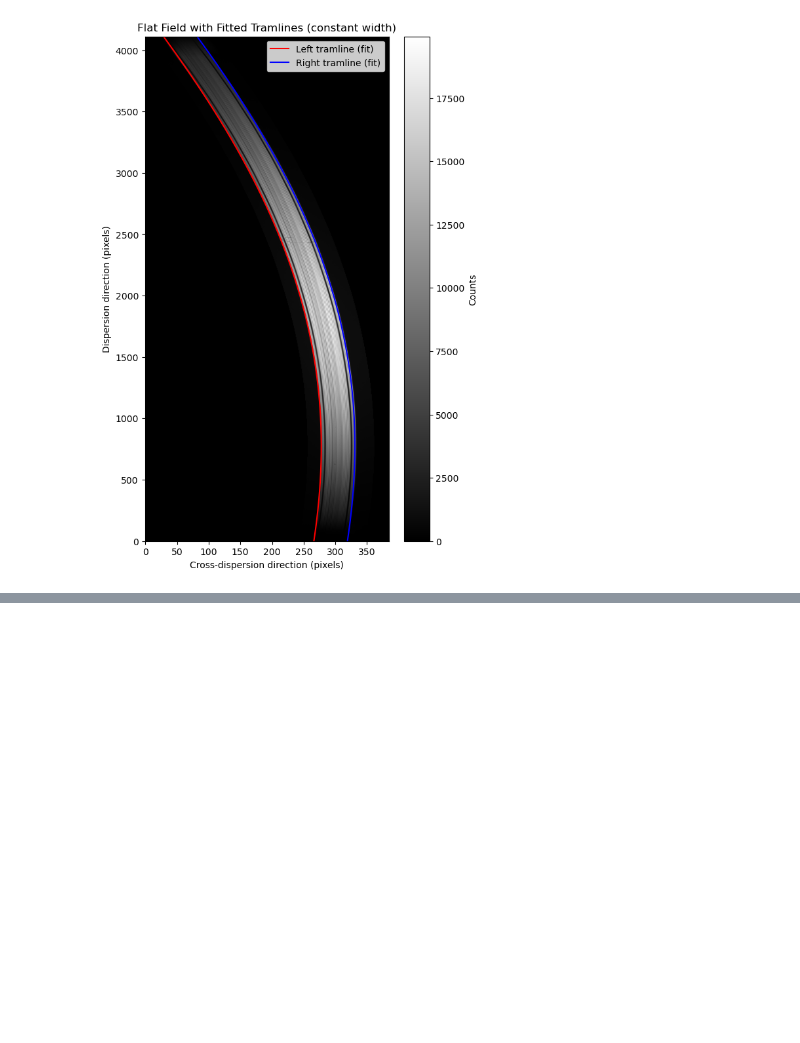
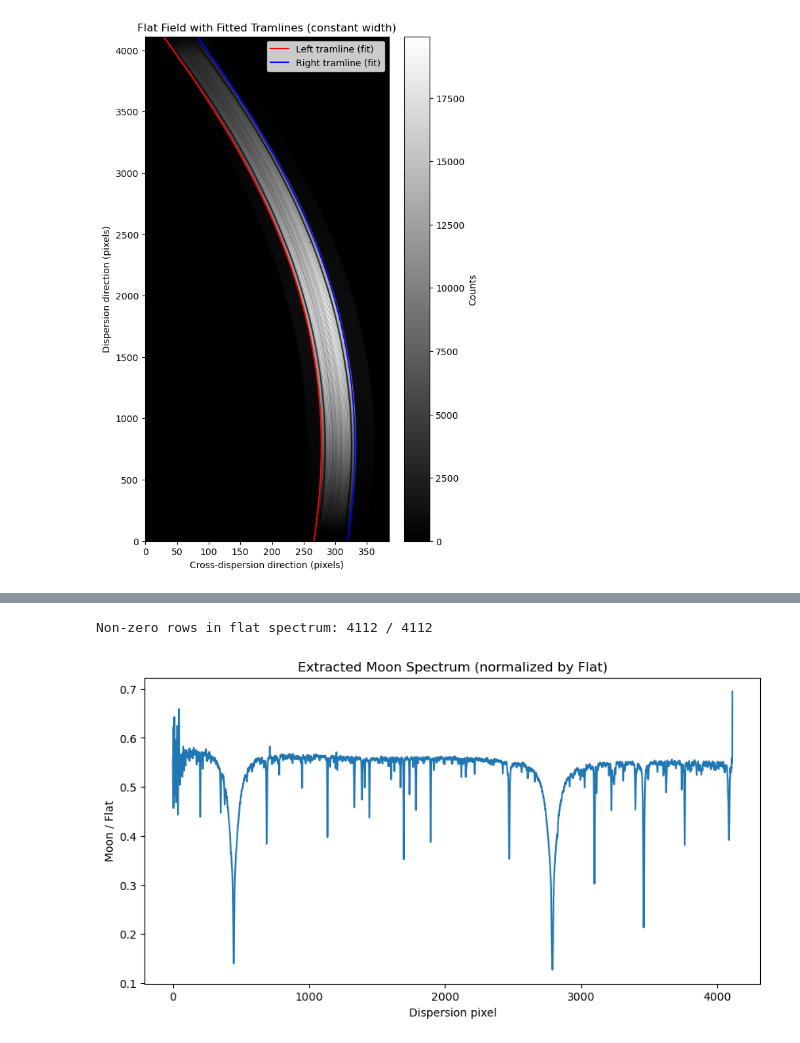
Before and after one commit to nabeeha19/Astro-Computing-Assignment2, a Jupyter notebook: spectrum_reduction.ipynb, the cells around one changed output, grey strips where cells are left out. Drawn from its saved outputs; the diff is of its cells as text; code cells hidden in the pictures; blank space fills up the shorter version.

Commit message:
Section 4: tramlines and spectrum

```diff
--- a/spectrum_reduction.ipynb
+++ b/spectrum_reduction.ipynb
@@ -171,0 +182,31 @@ Median tramline width: 53.00 pixels
+# %%
+flat_spectrum = np.zeros(n_rows)
+moon_spectrum = np.zeros(n_rows)
+
+for r in range(n_rows):
+    left_px = int(np.round(left_fit_v2[r]))
+    right_px = int(np.round(right_fit_v2[r]))
+
+    if left_px < 0 or right_px > flat_data.shape[1]:
+        continue
+
+    flat_spectrum[r] = flat_data[r, left_px:right_px].sum()
+    moon_spectrum[r] = moon_data[r, left_px:right_px].sum()
+
+print(f"Non-zero rows in flat spectrum: {(flat_spectrum > 0).sum()} / {n_rows}")
+# %% [output]
+Non-zero rows in flat spectrum: 4112 / 4112
+# %%
+# Avoid division by zero
+valid_spectrum = flat_spectrum > 0
+ratio = np.full(n_rows, np.nan)
+ratio[valid_spectrum] = moon_spectrum[valid_spectrum] / flat_spectrum[valid_spectrum]
+
+plt.figure(figsize=(10, 5))
+plt.plot(rows, ratio)
+plt.xlabel('Dispersion pixel')
+plt.ylabel('Moon / Flat')
+plt.title('Extracted Moon Spectrum (normalized by Flat)')
+plt.show()
+# %% [output]
+[figure, added]
```
Also changed, not shown: parts of 5 cells of this notebook, 1 other file.
